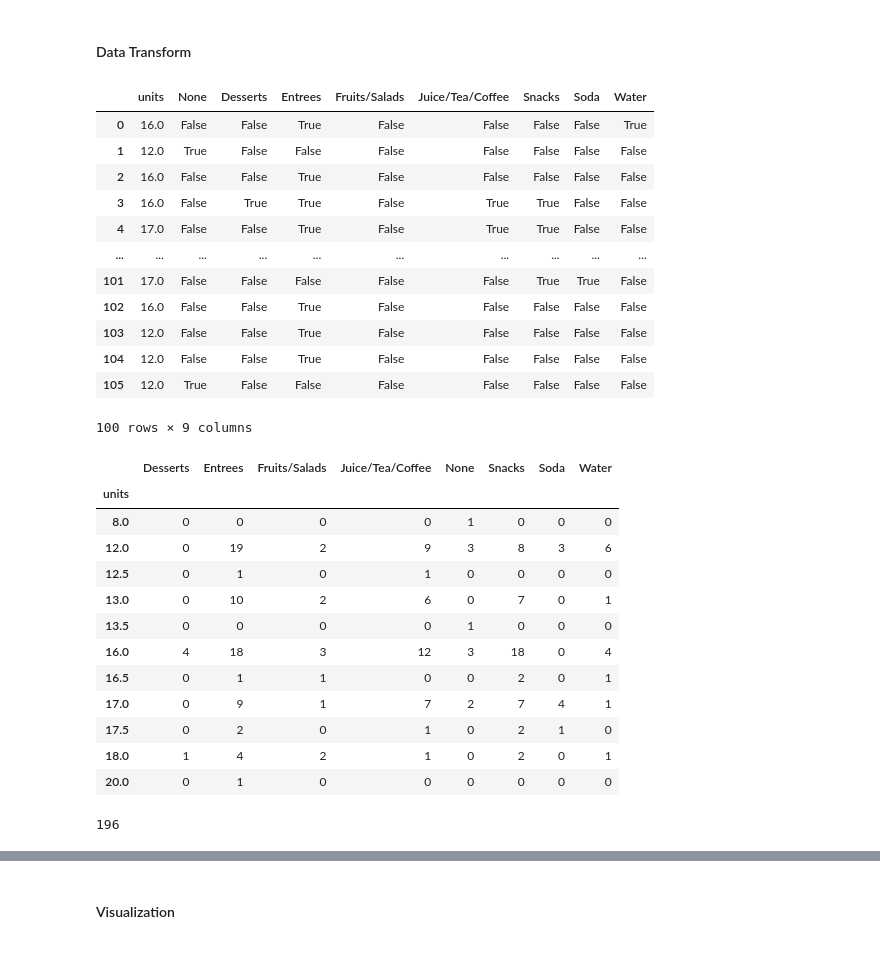
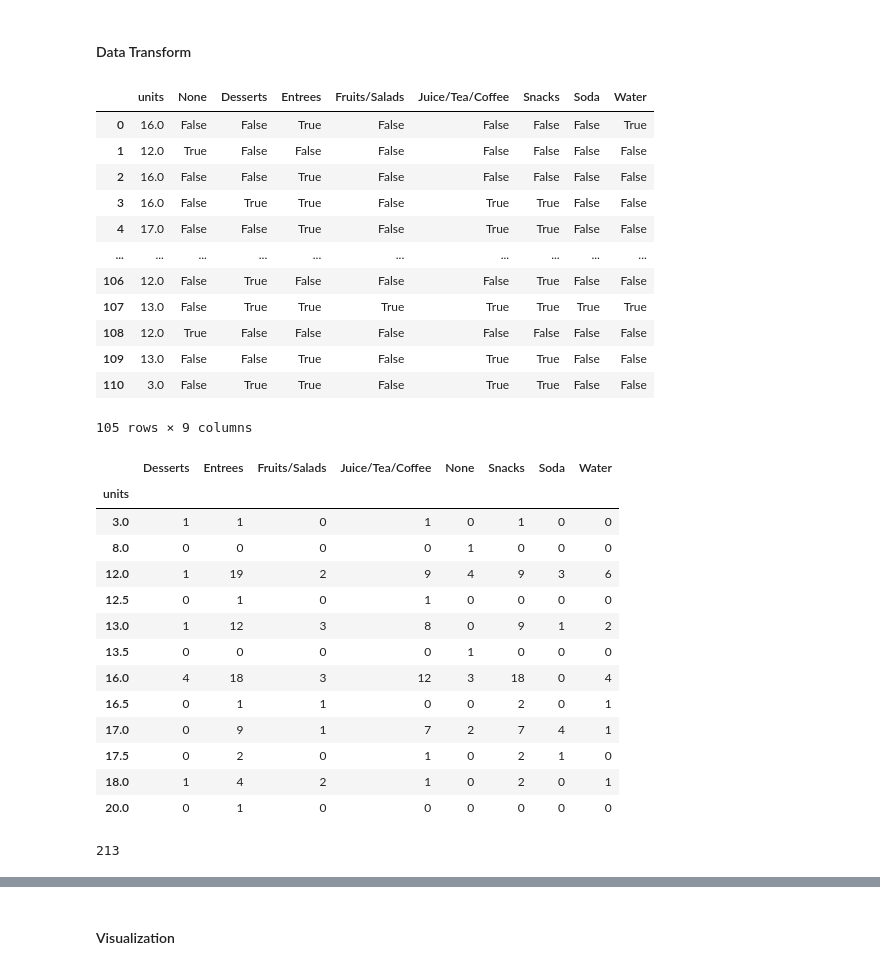
Before and after one commit to PikaSannnnn/cs105minproject, a Jupyter notebook: Stephen.ipynb, the cells around one changed output, grey strips where cells are left out. Drawn from its saved outputs; the diff is of its cells as text; code cells hidden in the pictures.

```diff
--- a/Stephen.ipynb
+++ b/Stephen.ipynb
@@ -26,7 +26,9 @@ data.rename(columns={'18. How many units are you taking currently?' : 'units',
                '58. What items do you purchase?' : 'items',
                '59. What is the biggest reason you do not purchase more food and drinks on campus?' : 'why nobuy'},
             inplace=True)
-data.head()
+max_num = np.shape(data)[0]
+# pd.set_option('display.max_rows', 500)   # For testing
+data
 # %% [output]
 |  | units | live situation | commute | dining plan | avg purchases | items | why nobuy |
 | 0 | 16.0 | Off-Campus (3-mile radius) | Walk | No | 1 | Entrees, Water | Financial issues |
@@ -54,3 +62,15 @@ data.loc[data['avg purchases'].isna()]   # For displaying/testing purposes
 | 88 | NaN | NaN | NaN | NaN | NaN | NaN | NaN |
 | 91 | 15.0 | Off-Campus (3-mile radius) | NaN | NaN | NaN | NaN | NaN |
 |  | units | live situation | commute | dining plan | avg purchases | items | why nobuy |
+# %%
+# Manually fill nans and clean items
+data['items'] = data['items'].fillna('')
+bad_data = data.loc[(~data['items'].str.contains('Desserts|Entrees|Fruits/Salads|Juice/Tea/Coffee|Snacks|Soda|Water')) &
+                    (data['items'] != '')]
+display(bad_data)
+
+data.loc[108, 'items'] = ''  # None -> '' (na)
+# data.drop(index=bad_data.index.values[1:], inplace=True)
+
+data.loc[(~data['items'].str.contains('Desserts|Entrees|Fruits/Salads|Juice/Tea/Coffee|Snacks|Soda|Water')) &
+         (data['items'] != '')]   # For displaying/testing purposes
@@ -151,32 +175,32 @@ After running Pearson's correlation coefficient on the two variables `# units` a
 # %%
 units = pd.DataFrame(data.units)
 
 # splitting item purchased of each into a list
 indv_items = pd.DataFrame(data['items'].apply(lambda x: x.split(', ')))
-indv_items['indx'] = pd.DataFrame(range(0, 106), columns=['indx'])
+indv_items['indx'] = pd.DataFrame(range(0, max_num), columns=['indx'])
 
 # convert list into appropriate columns and data values to True/False
 indv_items = pd.pivot_table(indv_items.explode('items'),
                             values='items', index='indx',
                             columns='items', aggfunc=lambda x: True)
 indv_items = indv_items.fillna(False)
 indv_items = indv_items.rename(columns={'' : 'None'})
 units_types = units.join(indv_items)
 units_types
 # %% [output]
 |  | units | None | Desserts | Entrees | Fruits/Salads | Juice/Tea/Coffee | Snacks | Soda | Water |
 | 0 | 16.0 | False | False | True | False | False | False | False | True |
 | 1 | 12.0 | True | False | False | False | False | False | False | False |
 | 2 | 16.0 | False | False | True | False | False | False | False | False |
 | 3 | 16.0 | False | True | True | False | True | True | False | False |
 | 4 | 17.0 | False | False | True | False | True | True | False | False |
 | ... | ... | ... | ... | ... | ... | ... | ... | ... | ... |
-| 101 | 17.0 | False | False | False | False | False | True | True | False |
-| 102 | 16.0 | False | False | True | False | False | False | False | False |
-| 103 | 12.0 | False | False | True | False | False | False | False | False |
-| 104 | 12.0 | False | False | True | False | False | False | False | False |
-| 105 | 12.0 | True | False | False | False | False | False | False | False |
+| 106 | 12.0 | False | True | False | False | False | True | False | False |
+| 107 | 13.0 | False | True | True | True | True | True | True | True |
+| 108 | 12.0 | True | False | False | False | False | False | False | False |
+| 109 | 13.0 | False | False | True | False | True | True | False | False |
+| 110 | 3.0 | False | True | True | False | True | True | False | False |
-100 rows × 9 columns
+105 rows × 9 columns
 # %%
 # Create joint distribution table
 # units_types = pd.crosstab(index=data.units, columns=indv_items, margins=True)
@@ -188,10 +212,11 @@ sums
 # %% [output]
 |  | Desserts | Entrees | Fruits/Salads | Juice/Tea/Coffee | None | Snacks | Soda | Water |
 | units |  |  |  |  |  |  |  |  |
+| 3.0 | 1 | 1 | 0 | 1 | 0 | 1 | 0 | 0 |
 | 8.0 | 0 | 0 | 0 | 0 | 1 | 0 | 0 | 0 |
-| 12.0 | 0 | 19 | 2 | 9 | 3 | 8 | 3 | 6 |
+| 12.0 | 1 | 19 | 2 | 9 | 4 | 9 | 3 | 6 |
 | 12.5 | 0 | 1 | 0 | 1 | 0 | 0 | 0 | 0 |
-| 13.0 | 0 | 10 | 2 | 6 | 0 | 7 | 0 | 1 |
+| 13.0 | 1 | 12 | 3 | 8 | 0 | 9 | 1 | 2 |
 | 13.5 | 0 | 0 | 0 | 0 | 1 | 0 | 0 | 0 |
 | 16.0 | 4 | 18 | 3 | 12 | 3 | 18 | 0 | 4 |
 | 16.5 | 0 | 1 | 1 | 0 | 0 | 2 | 0 | 1 |
@@ -199,6 +224,6 @@ sums
 | 17.5 | 0 | 2 | 0 | 1 | 0 | 2 | 1 | 0 |
 | 18.0 | 1 | 4 | 2 | 1 | 0 | 2 | 0 | 1 |
 | 20.0 | 0 | 1 | 0 | 0 | 0 | 0 | 0 | 0 |
-196
+213
 # %%
 # Normalize Join Table
```
Also changed, not shown: parts of 16 cells of this notebook, 1 other file.
